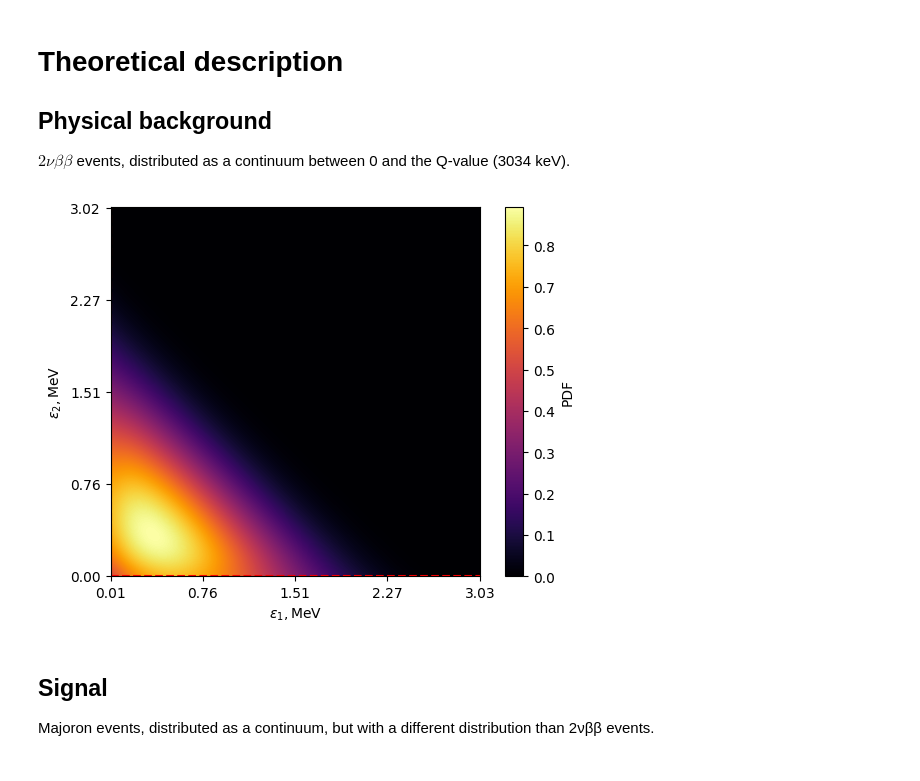
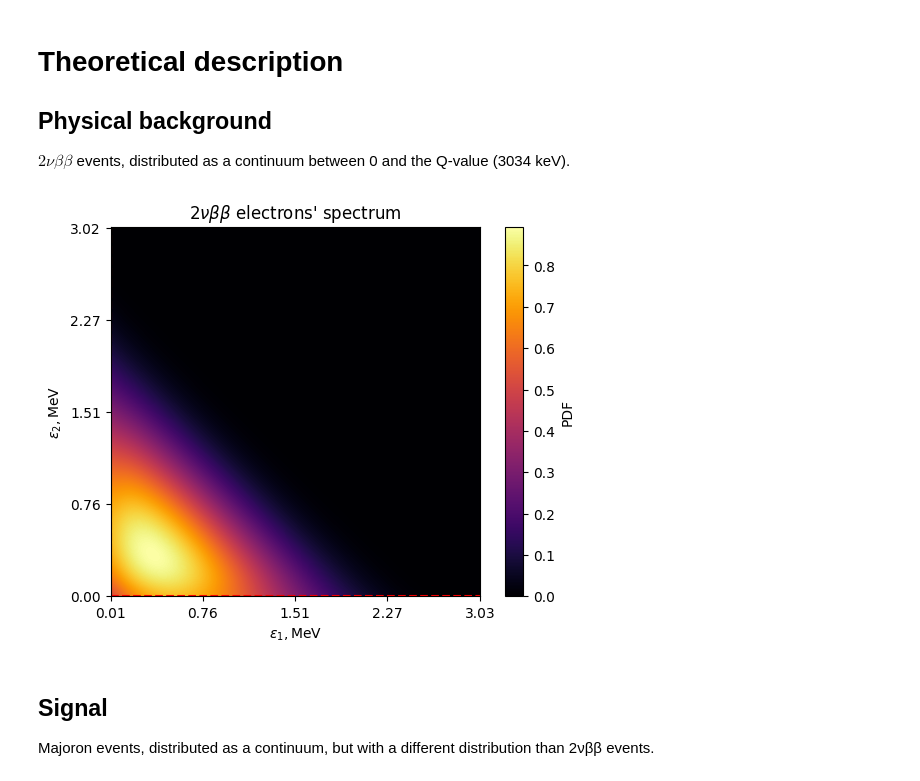
Before and after one commit to nj-vs-vh/gssi-23-24-stats, a Jupyter notebook: exam.ipynb, the cells around one changed output. Saved outputs shown, nothing was run; the diff lists cells and outputs as text; code cells hidden in the pictures.

Commit message:
titles added

```diff
--- a/exam.ipynb
+++ b/exam.ipynb
@@ -138,7 +138,7 @@ class DoubleElectronSpectrum:
 
         return Spectrum.from_counts(energy=e_bin_centers, counts=histogram)
 
-    def plot(self) -> None:
+    def plot(self, title: str) -> None:
         fig, ax = plt.subplots()
         ax: plt.Axes
 
@@ -160,6 +160,8 @@ class DoubleElectronSpectrum:
 
         ax.axvline(E_THRESHOLD_MEV, color="red", linestyle="--", label="Threshold")
         ax.axhline(E_THRESHOLD_MEV, color="red", linestyle="--")
+
+        ax.set_title(title)
 
         fig.colorbar(img, label="PDF")
 
@@ -211,10 +213,10 @@ class DoubleElectronSpectrum:
 $2\nu\beta\beta$ events, distributed as a continuum between 0 and the Q-value (3034 keV).
 # %%
 double_bb_2d = DoubleElectronSpectrum.load("data/100Mo_ssd_2ds.txt")
-double_bb_2d.plot()
+double_bb_2d.plot(title="$ 2 \\nu \\beta \\beta $ electrons' spectrum")
 double_bb = double_bb_2d.sum_spectrum().rebinned(MC_BIN_EDGES)
 # %% [output]
-[figure, old version]
+[figure, new version]
 # %% [markdown]
 ## Signal
 
```
Also changed, not shown: parts of 1 cell of this notebook.
